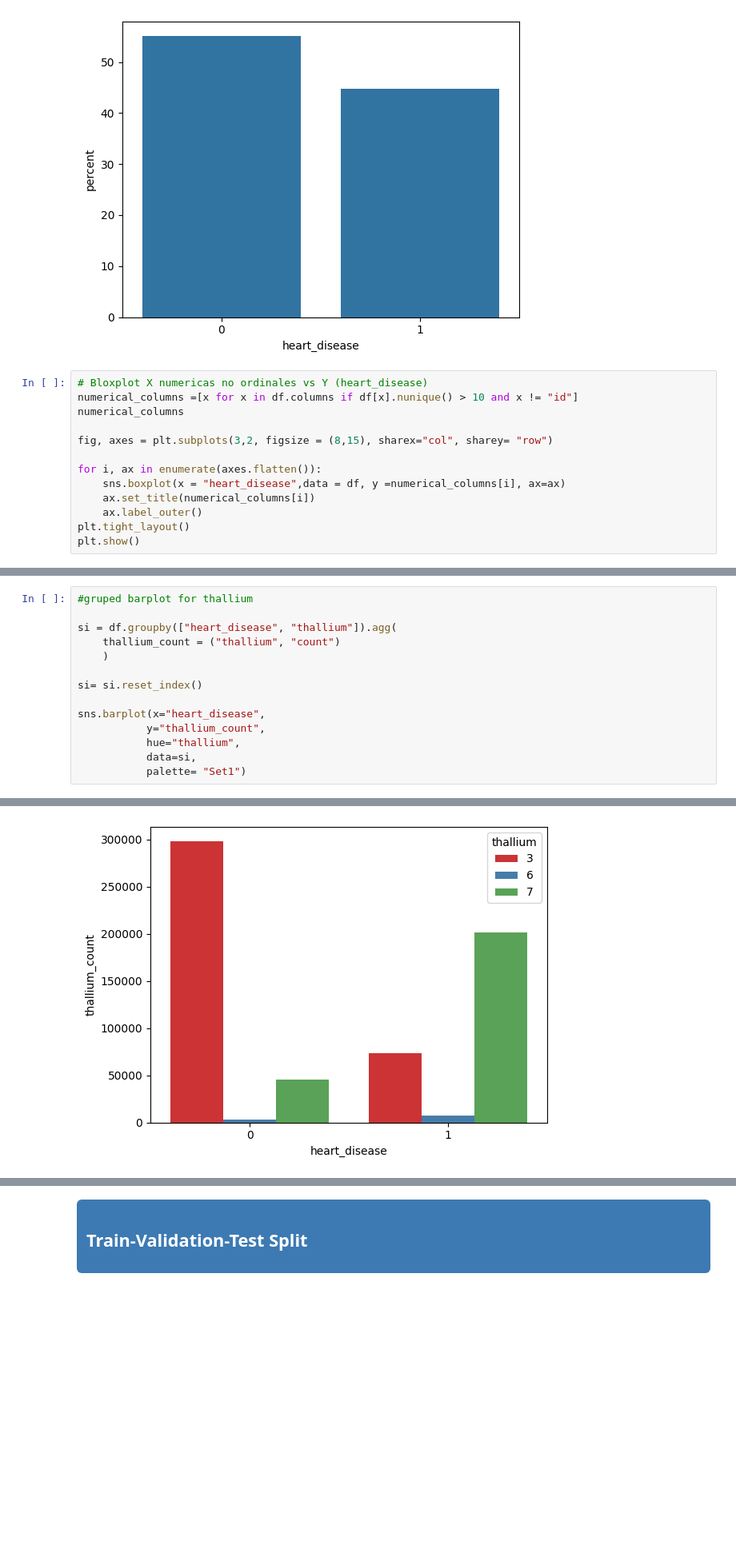
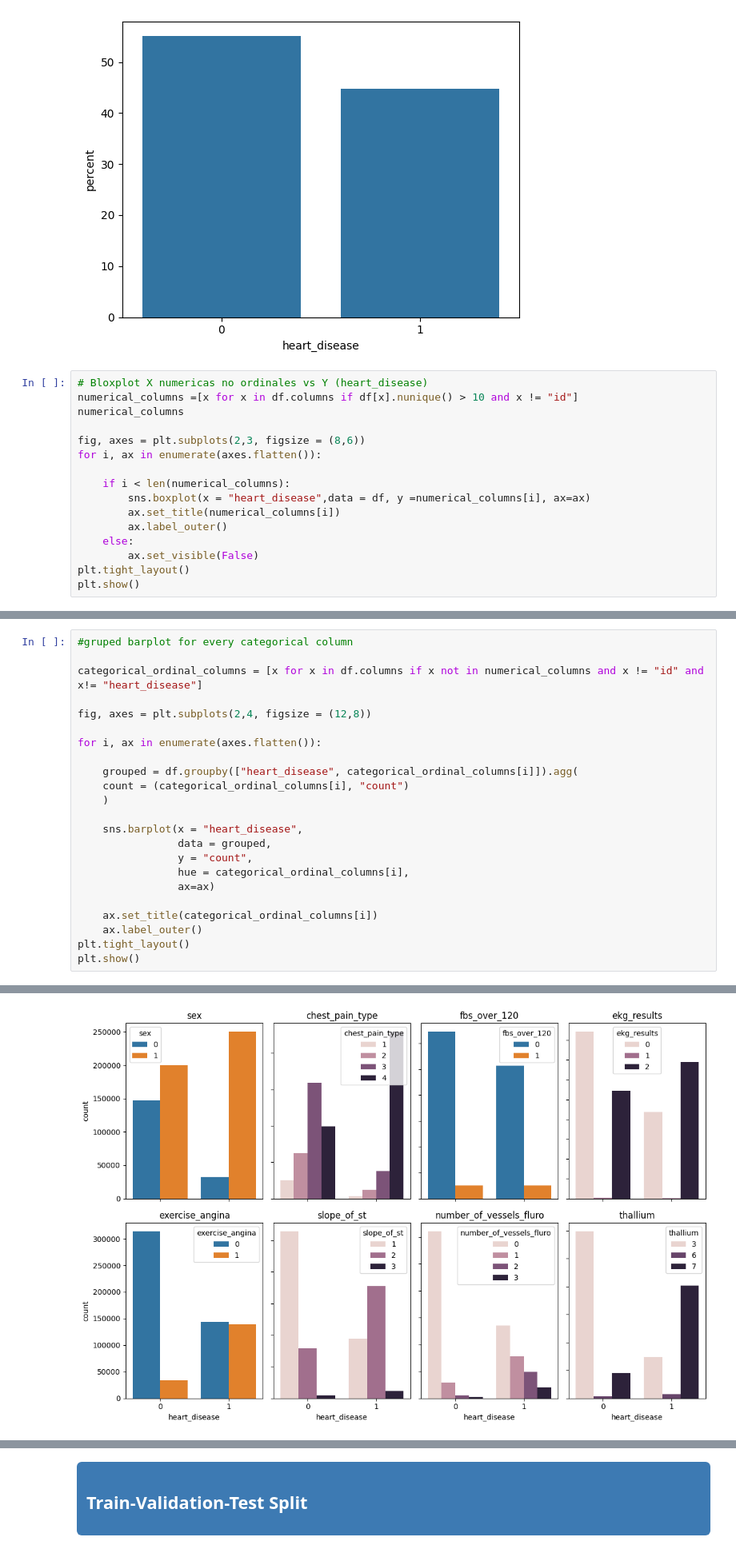
Before and after one commit to JeroHoyos/predicting_heart_disease, a Jupyter notebook: predicting_heart_disease.ipynb, the cells around one changed output, grey strips where cells are left out. Shown at 80% size. Saved outputs shown, nothing was run; the diff lists cells and outputs as text; blank space fills up the shorter version.

Commit message:
Corrección en el código del bloxplot, ajuste del barplot para hacerlo con cada X de interés

```diff
--- a/predicting_heart_disease.ipynb
+++ b/predicting_heart_disease.ipynb
@@ -303,12 +298,15 @@ plt.show()
 numerical_columns =[x for x in df.columns if df[x].nunique() > 10 and x != "id"]
 numerical_columns
 
-fig, axes = plt.subplots(3,2, figsize = (8,15), sharex="col", sharey= "row")
+fig, axes = plt.subplots(2,3, figsize = (8,6))
+for i, ax in enumerate(axes.flatten()):
 
-for i, ax in enumerate(axes.flatten()):
-    sns.boxplot(x = "heart_disease",data = df, y =numerical_columns[i], ax=ax)
-    ax.set_title(numerical_columns[i])
-    ax.label_outer()
+    if i < len(numerical_columns):
+        sns.boxplot(x = "heart_disease",data = df, y =numerical_columns[i], ax=ax)
+        ax.set_title(numerical_columns[i])
+        ax.label_outer()
+    else:
+        ax.set_visible(False)
 plt.tight_layout()
 plt.show()
 # %% [output]
@@ -317,15 +314,24 @@ IndexError: list index out of range
 # %%
-#gruped barplot for thallium
+#gruped barplot for every categorical column
 
-si = df.groupby(["heart_disease", "thallium"]).agg(
-    thallium_count = ("thallium", "count")
+categorical_ordinal_columns = [x for x in df.columns if x not in numerical_columns and x != "id" and x!= "heart_disease"]
+
+fig, axes = plt.subplots(2,4, figsize = (12,8))
+
+for i, ax in enumerate(axes.flatten()):
+
+    grouped = df.groupby(["heart_disease", categorical_ordinal_columns[i]]).agg(
+    count = (categorical_ordinal_columns[i], "count")
     )
 
-si= si.reset_index()
+    sns.barplot(x = "heart_disease",
+                data = grouped,
+                y = "count",
+                hue = categorical_ordinal_columns[i],
+                ax=ax)
 
-sns.barplot(x="heart_disease",
-           y="thallium_count",
-           hue="thallium",
-           data=si,
-           palette= "Set1")
+    ax.set_title(categorical_ordinal_columns[i])
+    ax.label_outer()
+plt.tight_layout()
+plt.show()
 # %% [output]
@@ -333 +338 @@ sns.barplot(x="heart_disease",
-[figure, old version]
+[figure, new version]
```
Also changed, not shown: parts of 4 cells of this notebook.
